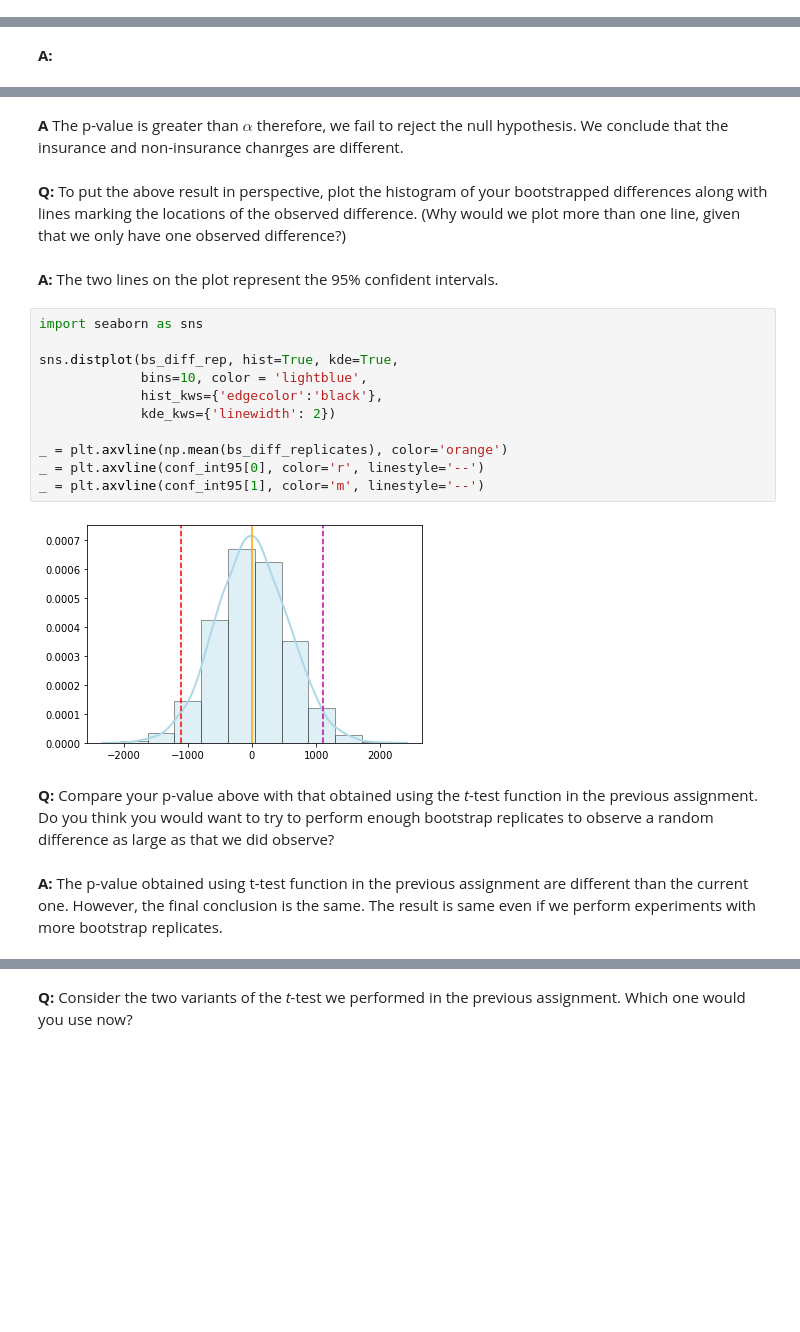
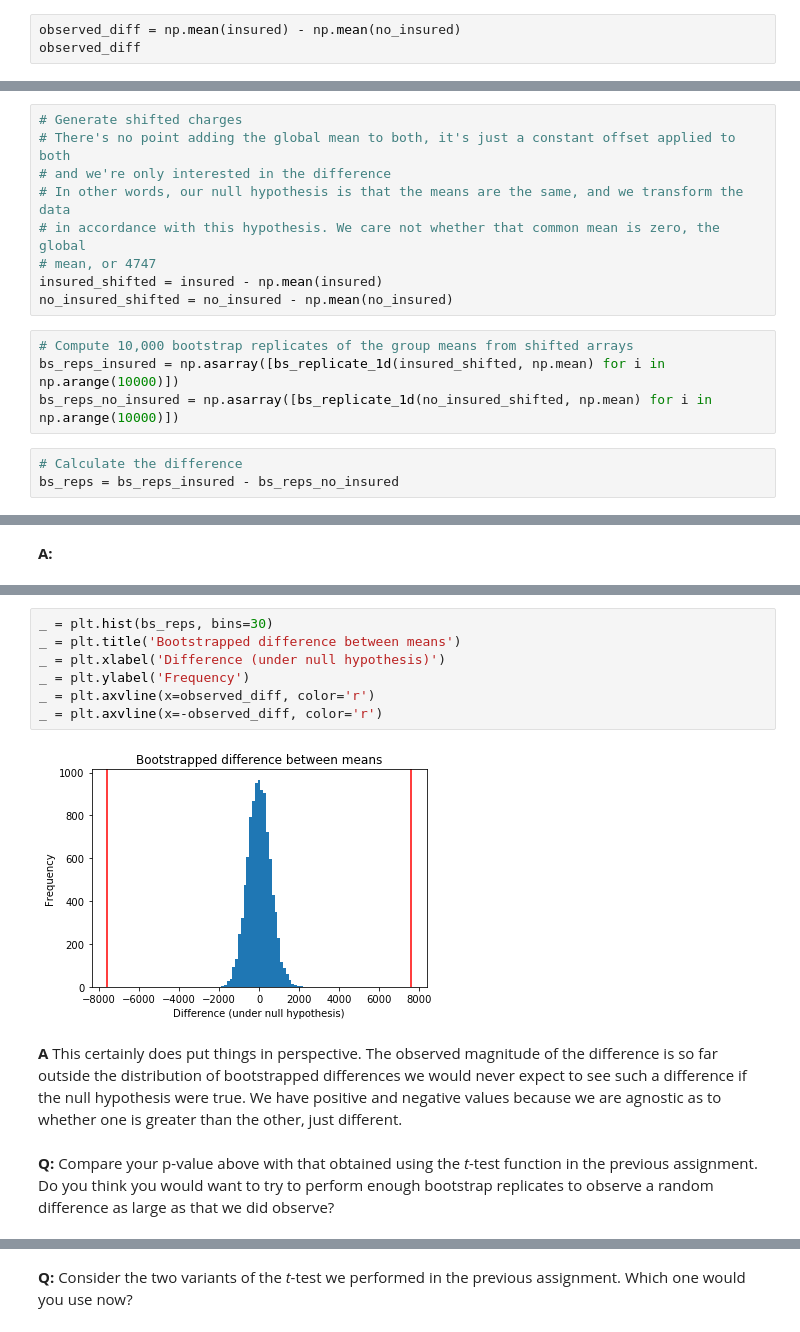
Before and after one commit to BhaskarCS/Springboard, a Jupyter notebook: Mini_Projects/Statistics/Bootstrap_Inference_Mini-Project8.19/inferential_statistics_2-Q.ipynb, the cells around one changed output, grey strips where cells are left out. Drawn from its saved outputs; the diff is of its cells as text; blank space fills up the shorter version.

```diff
--- a/Mini_Projects/Statistics/Bootstrap_Inference_Mini-Project8.19/inferential_statistics_2-Q.ipynb
+++ b/Mini_Projects/Statistics/Bootstrap_Inference_Mini-Project8.19/inferential_statistics_2-Q.ipynb
@@ -161,0 +138,3 @@ __Q:__ Perform a bootstrapped hypothesis test at the 5% significance level ($\al
+# %%
+observed_diff = np.mean(insured) - np.mean(no_insured)
+observed_diff
@@ -161,0 +143,16 @@ __Q:__ Perform a bootstrapped hypothesis test at the 5% significance level ($\al
+# %%
+# Generate shifted charges
+# There's no point adding the global mean to both, it's just a constant offset applied to both
+# and we're only interested in the difference
+# In other words, our null hypothesis is that the means are the same, and we transform the data
+# in accordance with this hypothesis. We care not whether that common mean is zero, the global
+# mean, or 4747
+insured_shifted = insured - np.mean(insured)
+no_insured_shifted = no_insured - np.mean(no_insured)
+# %%
+# Compute 10,000 bootstrap replicates of the group means from shifted arrays
+bs_reps_insured = np.asarray([bs_replicate_1d(insured_shifted, np.mean) for i in np.arange(10000)])
+bs_reps_no_insured = np.asarray([bs_replicate_1d(no_insured_shifted, np.mean) for i in np.arange(10000)])
+# %%
+# Calculate the difference
+bs_reps = bs_reps_insured - bs_reps_no_insured
@@ -201,23 +173,13 @@ p = 0.4985
-# %% [markdown]
-__A__ The p-value is greater than $\alpha$ therefore, we fail to reject the null hypothesis. We conclude that the insurance and non-insurance chanrges are different.
-# %% [markdown]
-__Q:__ To put the above result in perspective, plot the histogram of your bootstrapped differences along with lines marking the locations of the observed difference. (Why would we plot more than one line, given that we only have one observed difference?)
-# %% [markdown]
-__A:__ The two lines on the plot represent the 95% confident intervals.
-# %%
-import seaborn as sns
-
-sns.distplot(bs_diff_rep, hist=True, kde=True,
-             bins=10, color = 'lightblue',
-             hist_kws={'edgecolor':'black'},
-             kde_kws={'linewidth': 2})
-
-_ = plt.axvline(np.mean(bs_diff_replicates), color='orange')
-_ = plt.axvline(conf_int95[0], color='r', linestyle='--')
-_ = plt.axvline(conf_int95[1], color='m', linestyle='--')
-# %% [output]
-[figure, removed]
+# %%
+_ = plt.hist(bs_reps, bins=30)
+_ = plt.title('Bootstrapped difference between means')
+_ = plt.xlabel('Difference (under null hypothesis)')
+_ = plt.ylabel('Frequency')
+_ = plt.axvline(x=observed_diff, color='r')
+_ = plt.axvline(x=-observed_diff, color='r')
+# %% [output]
+[figure, added]
+# %% [markdown]
+__A__ This certainly does put things in perspective. The observed magnitude of the difference is so far outside the distribution of bootstrapped differences we would never expect to see such a difference if the null hypothesis were true. We have positive and negative values because we are agnostic as to whether one is greater than the other, just different.
 # %% [markdown]
 __Q:__ Compare your p-value above with that obtained using the _t_-test function in the previous assignment. Do you think you would want to try to perform enough bootstrap replicates to observe a random difference as large as that we did observe?
-# %% [markdown]
-__A:__ The p-value obtained using t-test function in the previous assignment are different than the current one. However, the final conclusion is the same. The result is same even if we perform experiments with more bootstrap replicates.
```
Also changed, not shown: parts of 21 cells of this notebook.
